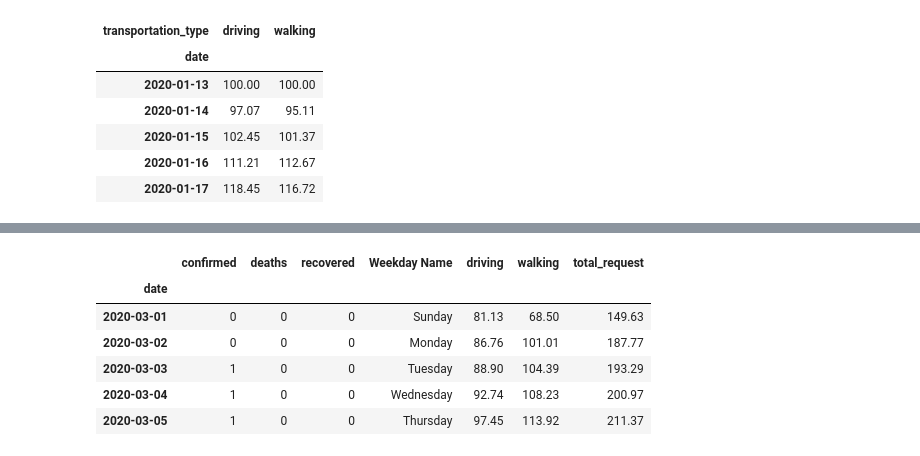
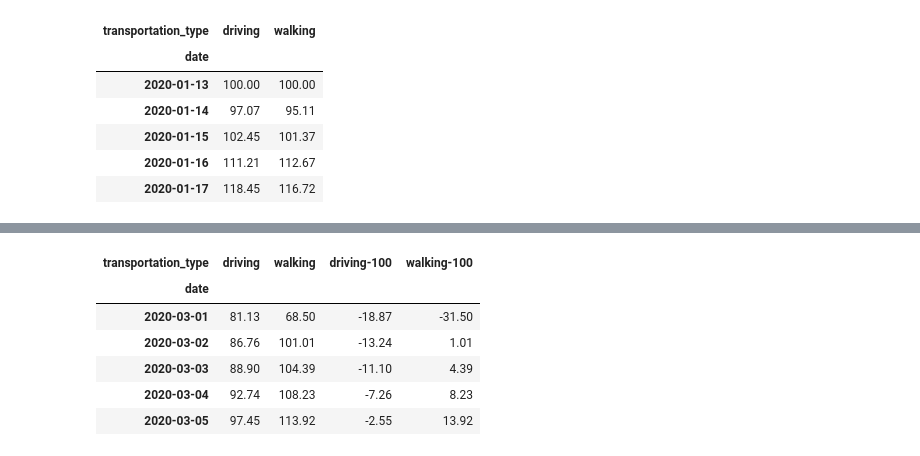
Before and after one commit to vackup/CovidArgentina, a Jupyter notebook: Covid.ipynb, the cells around one changed output, grey strips where cells are left out. Saved outputs shown, nothing was run; the diff lists cells and outputs as text; code cells hidden in the pictures.

```diff
--- a/Covid.ipynb
+++ b/Covid.ipynb
@@ -146,6 +182,7 @@ Mounted at /content/drive
 # %%
-path = '/content/drive/My Drive/Colab Notebooks/applemobilitytrends-2020-04-20.csv'
-df_apple = pd.read_csv(path)
+apple_dataset_date = '2020-04-24'
+path_apple_dataset = '/content/drive/My Drive/Colab Notebooks/applemobilitytrends-' + apple_dataset_date + '.csv'
+df_apple = pd.read_csv(path_apple_dataset)
 # %%
 df_apple.head(5)
 # %% [output]
@@ -257,0 +271,2 @@ df_covid_apple['total_request'] = df_covid_apple['driving'] + df_covid_apple['wa
+# %%
+df_apple_argentina_t = df_apple_argentina_t.loc['2020-03-01' : today]
@@ -258,10 +288,13 @@ df_covid_apple['total_request'] = df_covid_apple['driving'] + df_covid_apple['wa
+# %%
+df_apple_argentina_t['driving-100'] = df_apple_argentina_t['driving'] - 100
+df_apple_argentina_t['walking-100'] = df_apple_argentina_t['walking'] - 100
 # %%
-df_covid_apple.head()
+df_apple_argentina_t.head()
 # %% [output]
-|  | confirmed | deaths | recovered | Weekday Name | driving | walking | total_request |
-| date |  |  |  |  |  |  |  |
-| 2020-03-01 | 0 | 0 | 0 | Sunday | 81.13 | 68.50 | 149.63 |
-| 2020-03-02 | 0 | 0 | 0 | Monday | 86.76 | 101.01 | 187.77 |
-| 2020-03-03 | 1 | 0 | 0 | Tuesday | 88.90 | 104.39 | 193.29 |
-| 2020-03-04 | 1 | 0 | 0 | Wednesday | 92.74 | 108.23 | 200.97 |
-| 2020-03-05 | 1 | 0 | 0 | Thursday | 97.45 | 113.92 | 211.37 |
+| transportation_type | driving | walking | driving-100 | walking-100 |
+| date |  |  |  |  |
+| 2020-03-01 | 81.13 | 68.50 | -18.87 | -31.50 |
+| 2020-03-02 | 86.76 | 101.01 | -13.24 | 1.01 |
+| 2020-03-03 | 88.90 | 104.39 | -11.10 | 4.39 |
+| 2020-03-04 | 92.74 | 108.23 | -7.26 | 8.23 |
+| 2020-03-05 | 97.45 | 113.92 | -2.55 | 13.92 |
```
Also changed, not shown: parts of 51 cells of this notebook.
